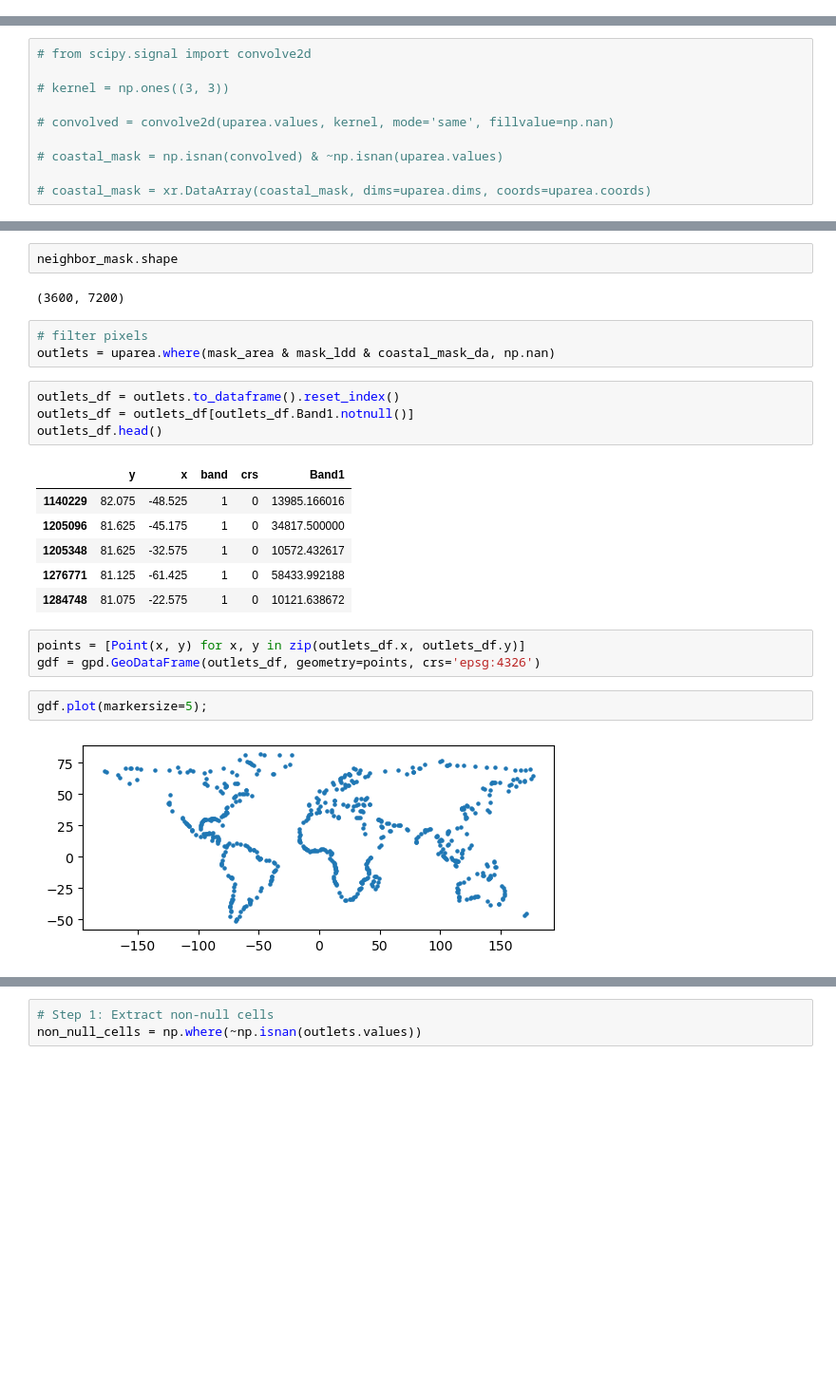
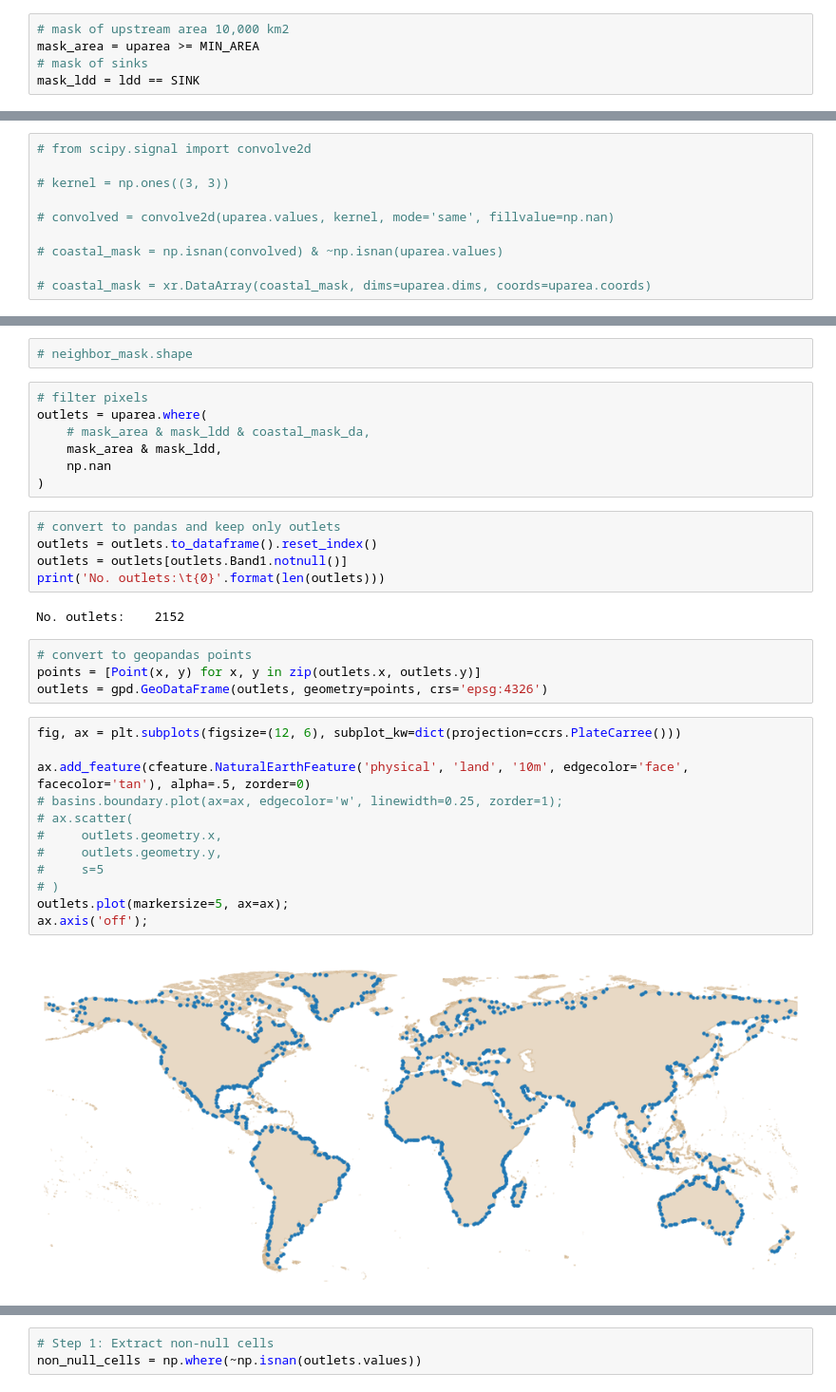
Before and after one commit to casadoj/SotCin2024, a Jupyter notebook: notebook/river_outlets.ipynb, the cells around one changed output, grey strips where cells are left out. Shown at 95% size. Saved outputs shown, nothing was run; the diff lists cells and outputs as text; blank space fills up the shorter version.

```diff
--- a/notebook/river_outlets.ipynb
+++ b/notebook/river_outlets.ipynb
@@ -29 +42,6 @@ mask_ldd = ldd == 5
+# %%
+# mask of upstream area 10,000 km2
+mask_area = uparea >= MIN_AREA
+# mask of sinks
+mask_ldd = ldd == SINK
 # %%
@@ -74,26 +78,35 @@ plt.colorbar(im);
 # %%
-neighbor_mask.shape
+# neighbor_mask.shape
-# %% [output]
-(3600, 7200)
 # %%
 # filter pixels
-outlets = uparea.where(mask_area & mask_ldd & coastal_mask_da, np.nan)
+outlets = uparea.where(
+    # mask_area & mask_ldd & coastal_mask_da,
+    mask_area & mask_ldd,
+    np.nan
+)
 # %%
-outlets_df = outlets.to_dataframe().reset_index()
-outlets_df = outlets_df[outlets_df.Band1.notnull()]
-outlets_df.head()
+# convert to pandas and keep only outlets
+outlets = outlets.to_dataframe().reset_index()
+outlets = outlets[outlets.Band1.notnull()]
+print('No. outlets:\t{0}'.format(len(outlets)))
 # %% [output]
-|  | y | x | band | crs | Band1 |
-| 1140229 | 82.075 | -48.525 | 1 | 0 | 13985.166016 |
-| 1205096 | 81.625 | -45.175 | 1 | 0 | 34817.500000 |
-| 1205348 | 81.625 | -32.575 | 1 | 0 | 10572.432617 |
-| 1276771 | 81.125 | -61.425 | 1 | 0 | 58433.992188 |
-| 1284748 | 81.075 | -22.575 | 1 | 0 | 10121.638672 |
+No. outlets:    2152
 # %%
-points = [Point(x, y) for x, y in zip(outlets_df.x, outlets_df.y)]
-gdf = gpd.GeoDataFrame(outlets_df, geometry=points, crs='epsg:4326')
+# convert to geopandas points
+points = [Point(x, y) for x, y in zip(outlets.x, outlets.y)]
+outlets = gpd.GeoDataFrame(outlets, geometry=points, crs='epsg:4326')
-# %%
-gdf.plot(markersize=5);
-# %% [output]
-[figure, removed]
+# %%
+fig, ax = plt.subplots(figsize=(12, 6), subplot_kw=dict(projection=ccrs.PlateCarree()))
+
+ax.add_feature(cfeature.NaturalEarthFeature('physical', 'land', '10m', edgecolor='face', facecolor='tan'), alpha=.5, zorder=0)
+# basins.boundary.plot(ax=ax, edgecolor='w', linewidth=0.25, zorder=1);
+# ax.scatter(
+#     outlets.geometry.x,
+#     outlets.geometry.y,
+#     s=5
+# )
+outlets.plot(markersize=5, ax=ax);
+ax.axis('off');
+# %% [output]
+[figure, added]
 # %%
```
Also changed, not shown: parts of 37 cells of this notebook, 4 other files.
